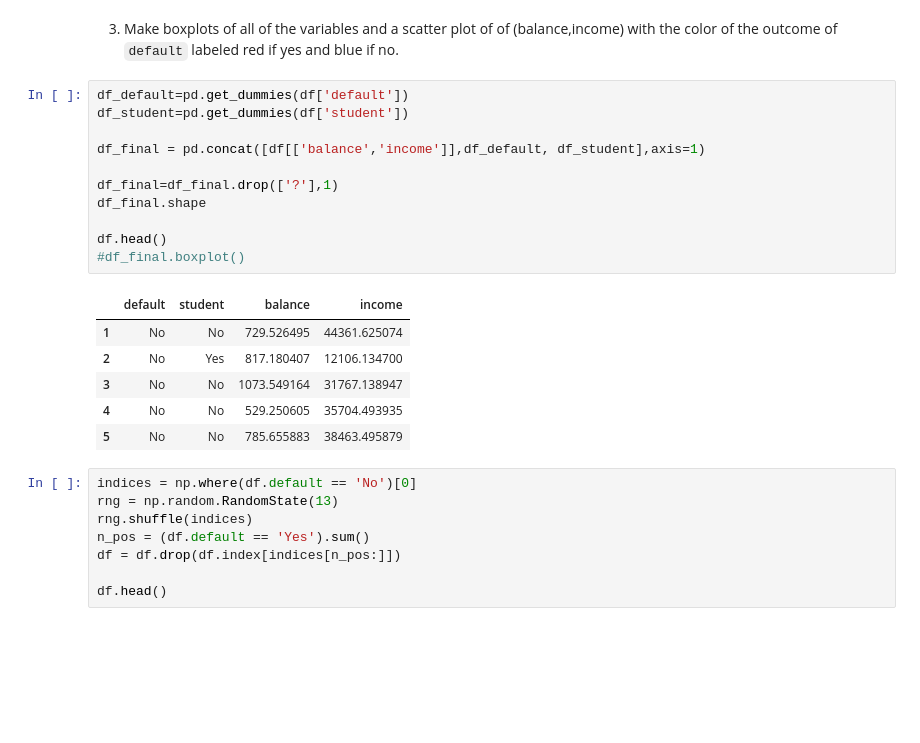
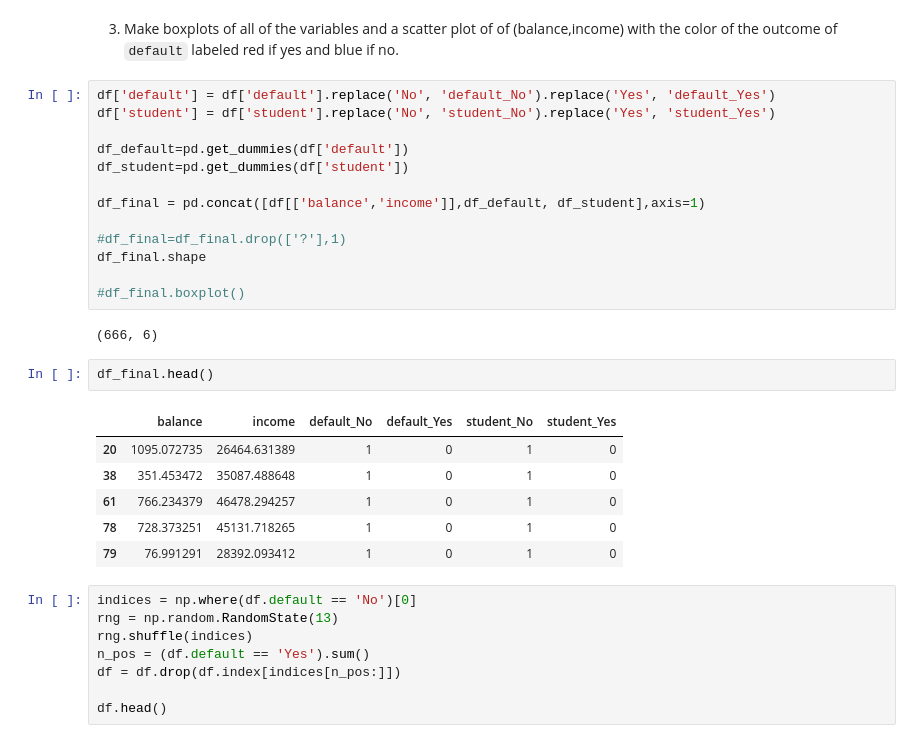
Before and after one commit to Columbia-Intro-Data-Science/python-introduction-radifi, a Jupyter notebook: Homework3-Classification.ipynb, the cells around one changed output. Cells and saved outputs as stored; diff of their text form; blank space fills up the shorter version.

```diff
--- a/Homework3-Classification.ipynb
+++ b/Homework3-Classification.ipynb
@@ -71,23 +71,29 @@ dtype: object
 3) Make boxplots of all of the variables and a scatter plot of of (balance,income) with the color
 of the outcome of `default` labeled red if yes and blue if no.
 # %%
+df['default'] = df['default'].replace('No', 'default_No').replace('Yes', 'default_Yes')
+df['student'] = df['student'].replace('No', 'student_No').replace('Yes', 'student_Yes')
+
 df_default=pd.get_dummies(df['default'])
 df_student=pd.get_dummies(df['student'])
 
 df_final = pd.concat([df[['balance','income']],df_default, df_student],axis=1)
 
-df_final=df_final.drop(['?'],1)
+#df_final=df_final.drop(['?'],1)
 df_final.shape
 
-df.head()
 #df_final.boxplot()
 # %% [output]
-|  | default | student | balance | income |
-| 1 | No | No | 729.526495 | 44361.625074 |
-| 2 | No | Yes | 817.180407 | 12106.134700 |
-| 3 | No | No | 1073.549164 | 31767.138947 |
-| 4 | No | No | 529.250605 | 35704.493935 |
-| 5 | No | No | 785.655883 | 38463.495879 |
+(666, 6)
+# %%
+df_final.head()
+# %% [output]
+|  | balance | income | default_No | default_Yes | student_No | student_Yes |
+| 20 | 1095.072735 | 26464.631389 | 1 | 0 | 1 | 0 |
+| 38 | 351.453472 | 35087.488648 | 1 | 0 | 1 | 0 |
+| 61 | 766.234379 | 46478.294257 | 1 | 0 | 1 | 0 |
+| 78 | 728.373251 | 45131.718265 | 1 | 0 | 1 | 0 |
+| 79 | 76.991291 | 28392.093412 | 1 | 0 | 1 | 0 |
 # %%
 indices = np.where(df.default == 'No')[0]
 rng = np.random.RandomState(13)
```
Also changed, not shown: parts of 8 cells of this notebook.
